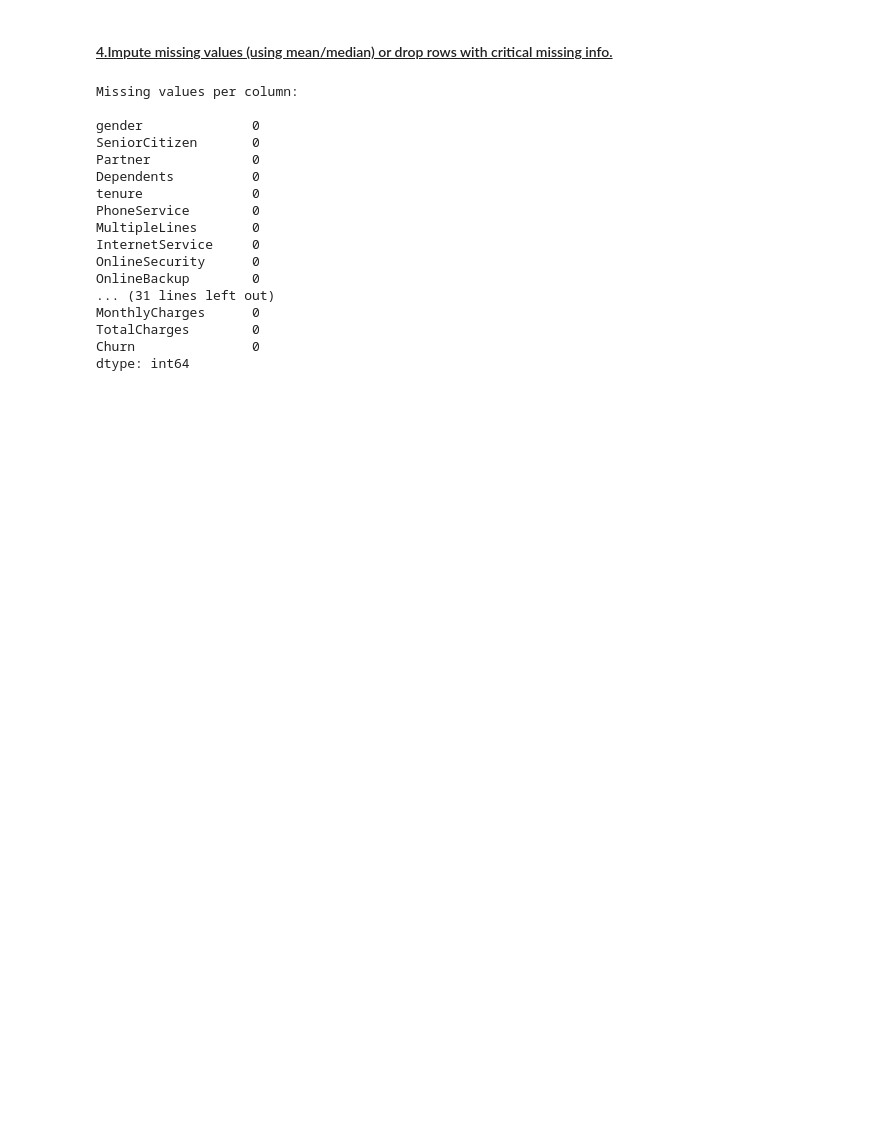
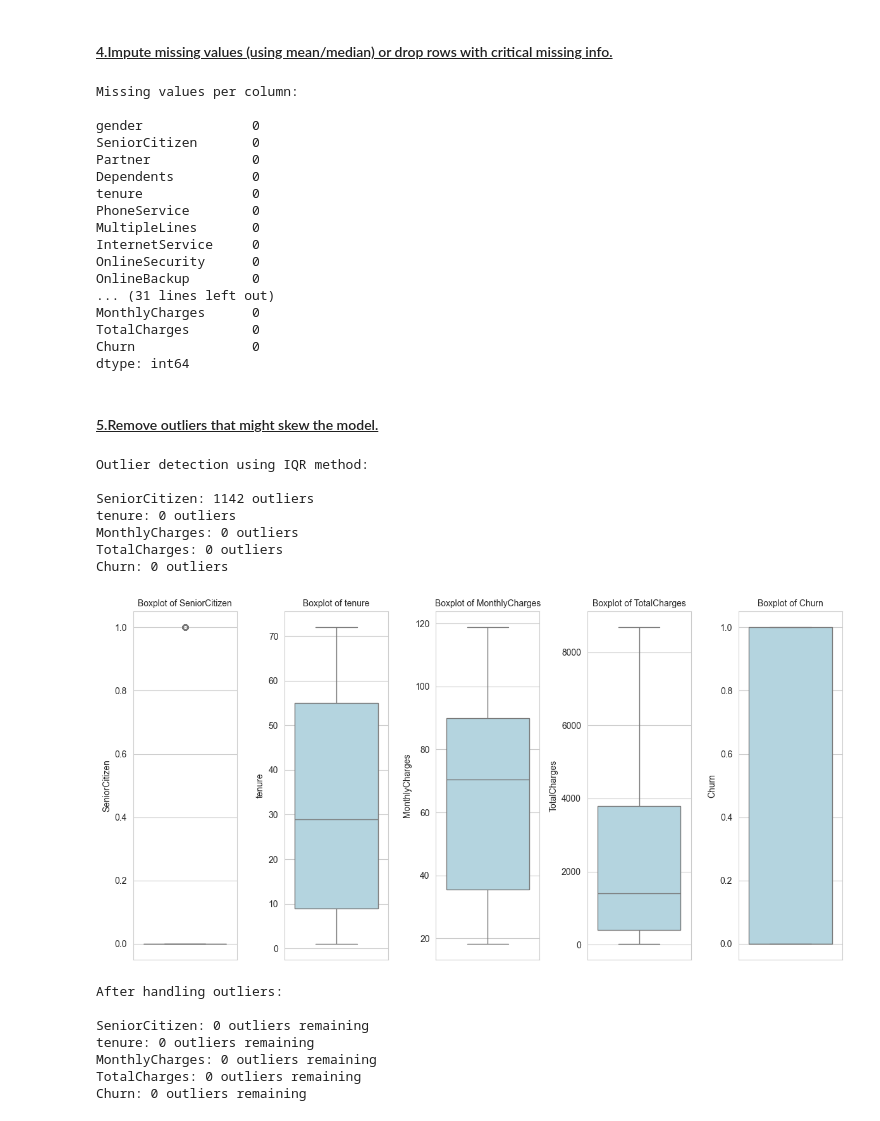
Before and after one commit to AbdoIR/Customer-Churn-Prediction, a Jupyter notebook: data-preprocessing.ipynb, the cells around one changed output. Cells and saved outputs as stored; diff of their text form; code cells hidden in the pictures; blank space fills up the shorter version.

```diff
--- a/data-preprocessing.ipynb
+++ b/data-preprocessing.ipynb
@@ -328,3 +328,67 @@ MonthlyCharges      0
 TotalCharges        0
 Churn               0
 dtype: int64
+# %% [markdown]
+<h4 style="text-decoration:underline">5.Remove outliers that might skew the model.</h4>
+# %%
+# Detect outliers in numerical columns using IQR method
+print("\nOutlier detection using IQR method:\n")
+for col in numeric_cols:
+    Q1 = df[col].quantile(0.25)
+    Q3 = df[col].quantile(0.75)
+    IQR = Q3 - Q1
+    lower_bound = Q1 - 1.5 * IQR
+    upper_bound = Q3 + 1.5 * IQR
+
+    outliers = df[(df[col] < lower_bound) | (df[col] > upper_bound)]
+
+    print(f"{col}: {len(outliers)} outliers")
+
+# Optional: Visualize outliers with boxplots
+plt.figure(figsize=(12, 6))
+for i, col in enumerate(numeric_cols):
+    plt.subplot(1, len(numeric_cols), i + 1)
+    sns.boxplot(y=df[col], color='lightblue')
+    plt.title(f'Boxplot of {col}', fontsize=10)
+plt.tight_layout()
+plt.show()
+
+# Handle outliers (example: capping at upper/lower bounds)
+for col in numeric_cols:
+    Q1 = df[col].quantile(0.25)
+    Q3 = df[col].quantile(0.75)
+    IQR = Q3 - Q1
+    lower_bound = Q1 - 1.5 * IQR
+    upper_bound = Q3 + 1.5 * IQR
+
+    df[col] = np.where(df[col] < lower_bound, lower_bound, df[col])
+    df[col] = np.where(df[col] > upper_bound, upper_bound, df[col])
+
+# Verify outliers have been handled
+print("\nAfter handling outliers:\n")
+for col in numeric_cols:
+    Q1 = df[col].quantile(0.25)
+    Q3 = df[col].quantile(0.75)
+    IQR = Q3 - Q1
+    lower_bound = Q1 - 1.5 * IQR
+    upper_bound = Q3 + 1.5 * IQR
+
+    outliers = df[(df[col] < lower_bound) | (df[col] > upper_bound)]
+
+    print(f"{col}: {len(outliers)} outliers remaining")
+# %% [output]
+Outlier detection using IQR method:
+
+SeniorCitizen: 1142 outliers
+tenure: 0 outliers
+MonthlyCharges: 0 outliers
+TotalCharges: 0 outliers
+Churn: 0 outliers
+[figure, added]
+After handling outliers:
+
+SeniorCitizen: 0 outliers remaining
+tenure: 0 outliers remaining
+MonthlyCharges: 0 outliers remaining
+TotalCharges: 0 outliers remaining
+Churn: 0 outliers remaining
```
Also changed, not shown: parts of 3 cells of this notebook.
